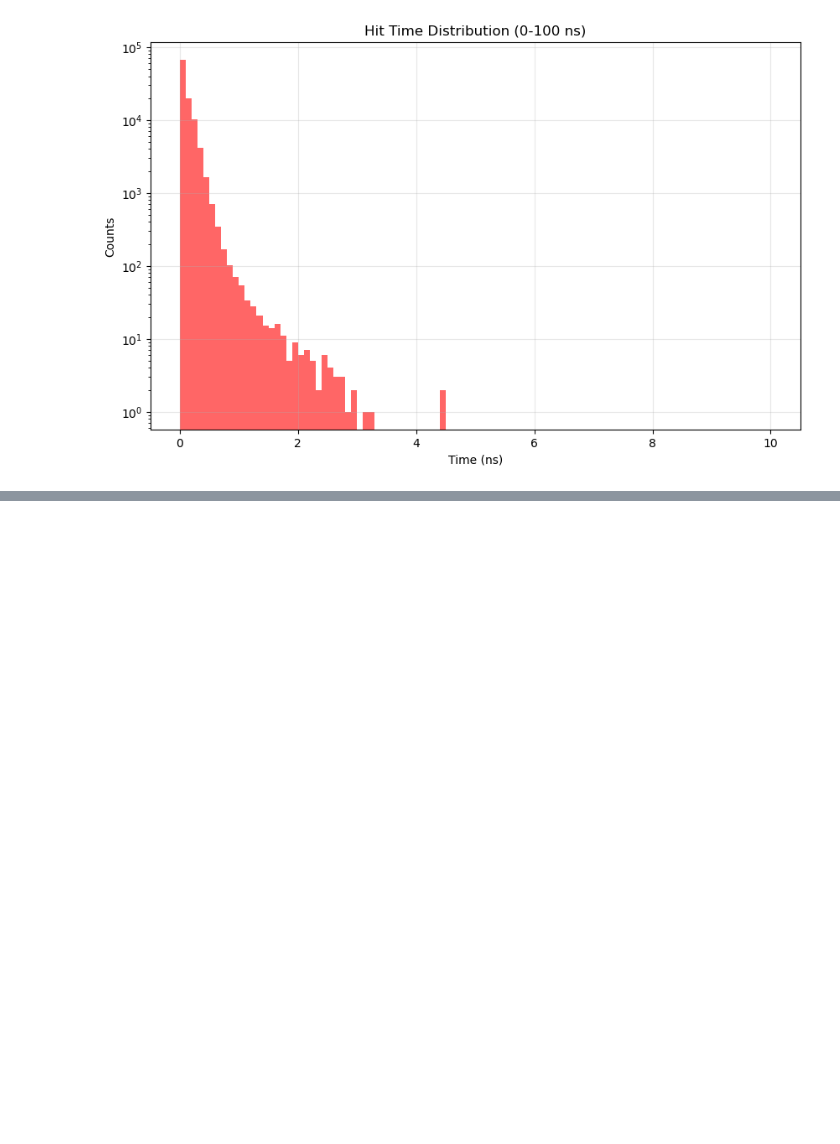
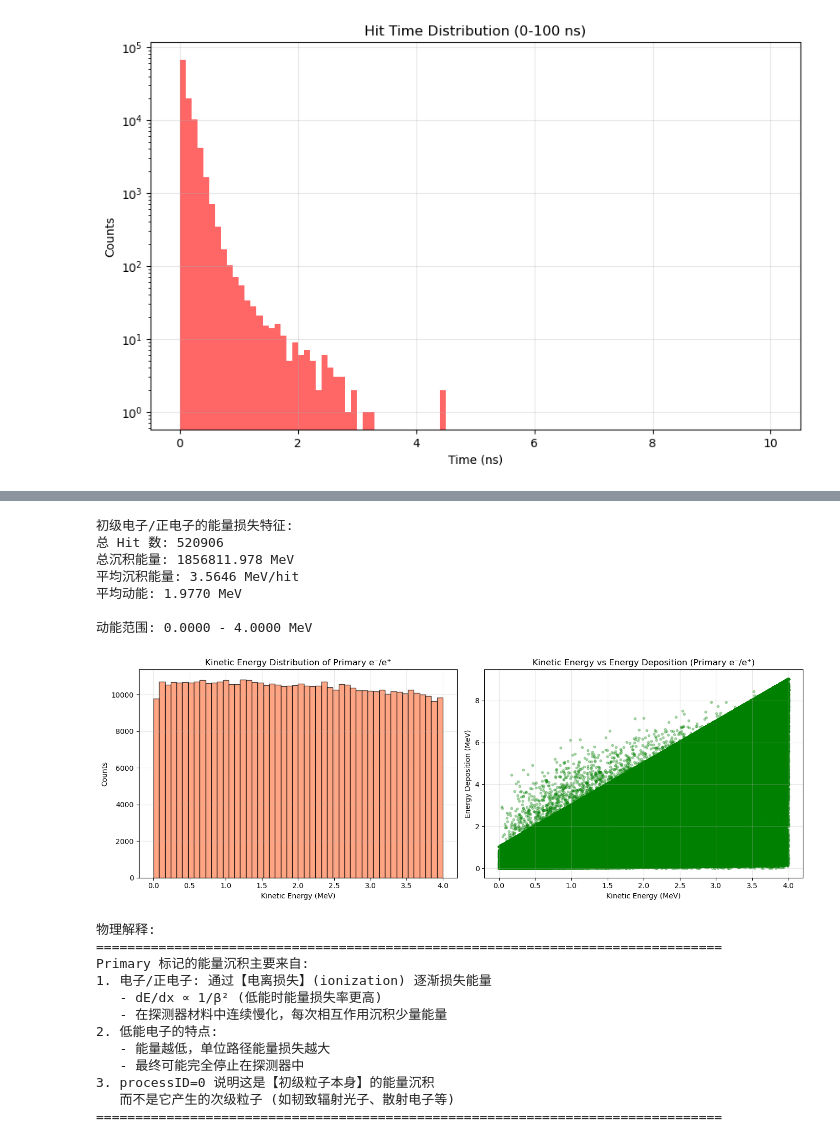
Before and after one commit to elphen-wang/CsI_detector, a Jupyter notebook: data.ipynb, the cells around one changed output, grey strips where cells are left out. Drawn from its saved outputs; the diff is of its cells as text; code cells hidden in the pictures; blank space fills up the shorter version.

```diff
--- a/data.ipynb
+++ b/data.ipynb
@@ -498,0 +686,67 @@ plt.show()
+# %%
+# 7. 分析初级电子/正电子的能量损失机制
+# Primary 标记的 Hit 主要是初级粒子通过电离损失能量
+# 让我们查看这些粒子的动能分布，了解它们在沉积能量时的状态
+
+e_primary = primary_hits_only[(primary_hits_only["pdg"] == 11) | (primary_hits_only["pdg"] == -11)]
+
+print(f"\n初级电子/正电子的能量损失特征:")
+print(f"总 Hit 数: {len(e_primary)}")
+print(f"总沉积能量: {e_primary['edep'].sum():.3f} MeV")
+print(f"平均沉积能量: {e_primary['edep'].mean():.4f} MeV/hit")
+print(f"平均动能: {e_primary['kineticEnergy'].mean():.4f} MeV")
+print(f"\n动能范围: {e_primary['kineticEnergy'].min():.4f} - {e_primary['kineticEnergy'].max():.4f} MeV")
+
+# 绘制动能 vs 沉积能量的关系
+fig, axes = plt.subplots(1, 2, figsize=(14, 5))
+
+# 左图: 动能分布
+axes[0].hist(e_primary["kineticEnergy"], bins=50, color="coral", alpha=0.7, edgecolor="black")
+axes[0].set_xlabel("Kinetic Energy (MeV)")
+axes[0].set_ylabel("Counts")
+axes[0].set_title("Kinetic Energy Distribution of Primary e⁻/e⁺")
+axes[0].grid(True, alpha=0.3)
+
+# 右图: 动能 vs 沉积能量
+axes[1].scatter(e_primary["kineticEnergy"], e_primary["edep"], alpha=0.3, s=10, c="green")
+axes[1].set_xlabel("Kinetic Energy (MeV)")
+axes[1].set_ylabel("Energy Deposition (MeV)")
+axes[1].set_title("Kinetic Energy vs Energy Deposition (Primary e⁻/e⁺)")
+axes[1].grid(True, alpha=0.3)
+
+plt.tight_layout()
+plt.show()
+
+print("\n物理解释:")
+print("=" * 80)
+print("Primary 标记的能量沉积主要来自:")
+print("1. 电子/正电子: 通过【电离损失】(ionization) 逐渐损失能量")
+print("   - dE/dx ∝ 1/β² (低能时能量损失率更高)")
+print("   - 在探测器材料中连续慢化，每次相互作用沉积少量能量")
+print("2. 低能电子的特点:")
+print("   - 能量越低，单位路径能量损失越大")
+print("   - 最终可能完全停止在探测器中")
+print("3. processID=0 说明这是【初级粒子本身】的能量沉积")
+print("   而不是它产生的次级粒子 (如韧致辐射光子、散射电子等)")
+print("=" * 80)
+# %% [output]
+初级电子/正电子的能量损失特征:
+总 Hit 数: 520906
+总沉积能量: 1856811.978 MeV
+平均沉积能量: 3.5646 MeV/hit
+平均动能: 1.9770 MeV
+
+动能范围: 0.0000 - 4.0000 MeV
+[figure, added]
+物理解释:
+================================================================================
+Primary 标记的能量沉积主要来自:
+1. 电子/正电子: 通过【电离损失】(ionization) 逐渐损失能量
+   - dE/dx ∝ 1/β² (低能时能量损失率更高)
+   - 在探测器材料中连续慢化，每次相互作用沉积少量能量
+2. 低能电子的特点:
+   - 能量越低，单位路径能量损失越大
+   - 最终可能完全停止在探测器中
+3. processID=0 说明这是【初级粒子本身】的能量沉积
+   而不是它产生的次级粒子 (如韧致辐射光子、散射电子等)
+================================================================================
```
Also changed, not shown: parts of 23 cells of this notebook, 7 other files.
